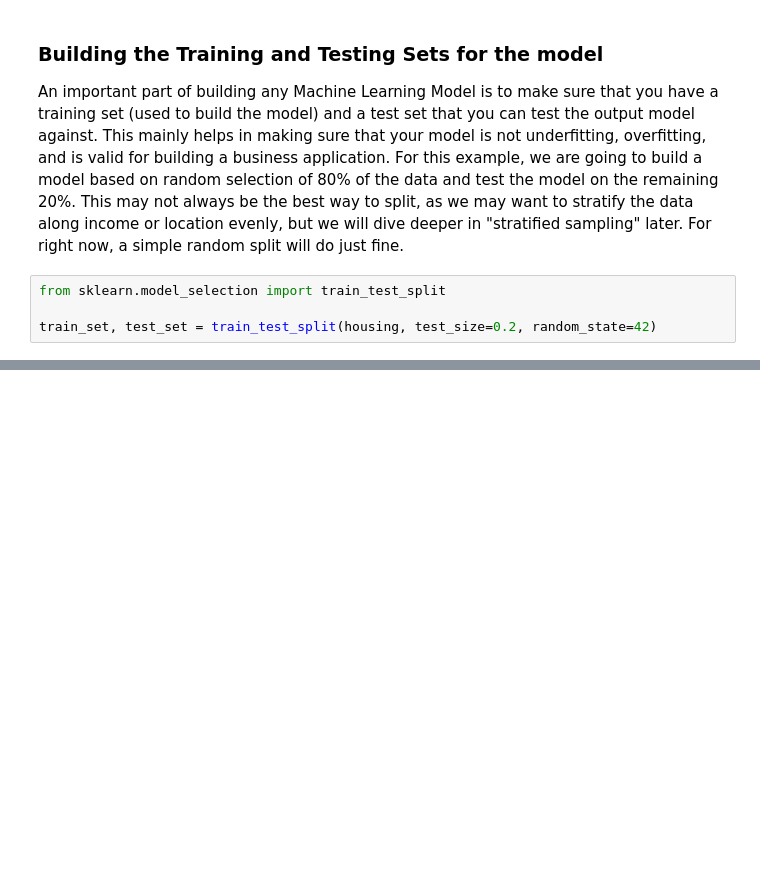
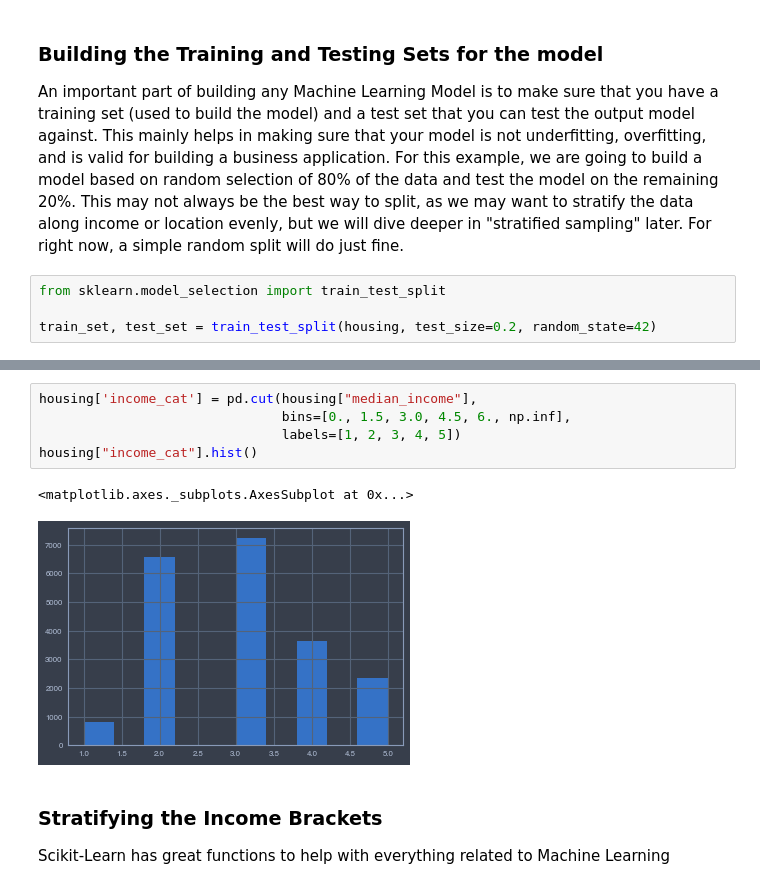
Before and after one commit to tbar4/notebooks, a Jupyter notebook: ML_CH02.ipynb, the cells around one changed output, grey strips where cells are left out. Saved outputs shown, nothing was run; the diff lists cells and outputs as text; blank space fills up the shorter version.

```diff
--- a/ML_CH02.ipynb
+++ b/ML_CH02.ipynb
@@ -161,0 +162,12 @@ memory usage: 514.8+ KB
+# %%
+housing['income_cat'] = pd.cut(housing["median_income"],
+                               bins=[0., 1.5, 3.0, 4.5, 6., np.inf],
+                               labels=[1, 2, 3, 4, 5])
+housing["income_cat"].hist()
+# %% [output]
+<matplotlib.axes._subplots.AxesSubplot at 0x...>
+[figure, added]
+# %% [markdown]
+### Stratifying the Income Brackets
+
+Scikit-Learn has great functions to help with everything related to Machine Learning
```
Also changed, not shown: parts of 8 cells of this notebook.
